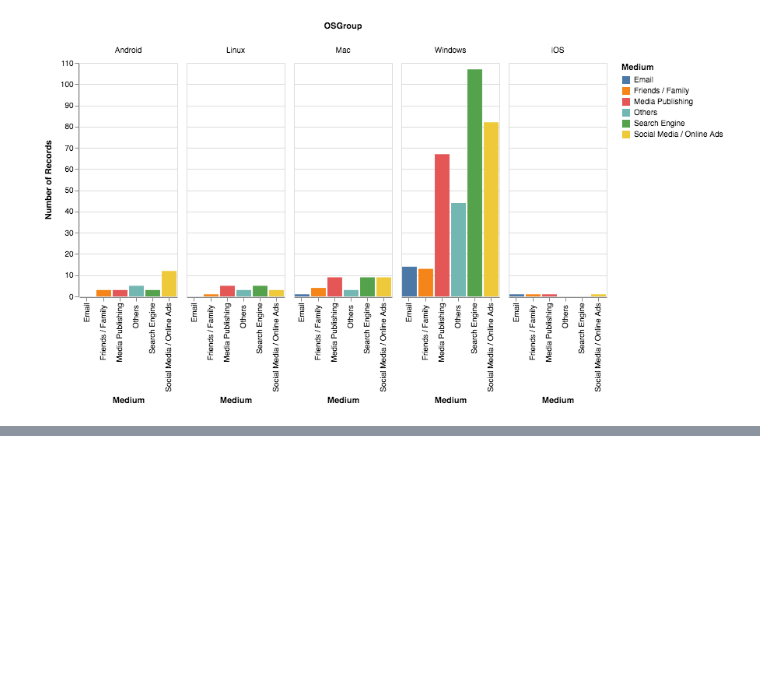
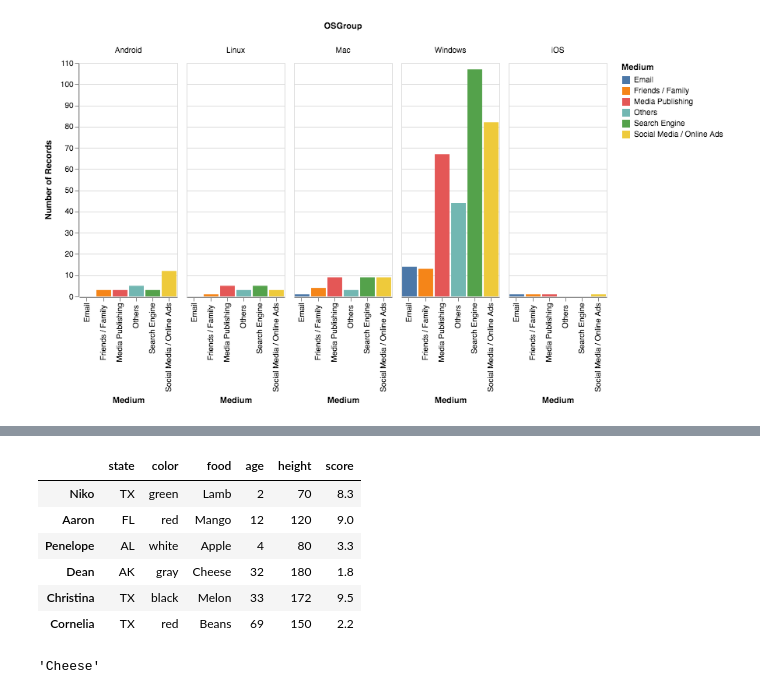
Before and after one commit to onlyphantom/WebAnalytics, a Jupyter notebook: panda_lecture.ipynb, the cells around one changed output, grey strips where cells are left out. Cells and saved outputs as stored; diff of their text form; code cells hidden in the pictures; blank space fills up the shorter version.

```diff
--- a/panda_lecture.ipynb
+++ b/panda_lecture.ipynb
@@ -158,0 +403,18 @@ academy_processed.to_csv('')
+# %%
+df.loc['Niko':'Cornelia']
+# better than: df['Niko':'Cornelia']
+# better than: df[1:]
+# %% [output]
+|  | state | color | food | age | height | score |
+| Niko | TX | green | Lamb | 2 | 70 | 8.3 |
+| Aaron | FL | red | Mango | 12 | 120 | 9.0 |
+| Penelope | AL | white | Apple | 4 | 80 | 3.3 |
+| Dean | AK | gray | Cheese | 32 | 180 | 1.8 |
+| Christina | TX | black | Melon | 33 | 172 | 9.5 |
+| Cornelia | TX | red | Beans | 69 | 150 | 2.2 |
+# %%
+# series selection
+food = df['food']
+food.loc['Dean']
+# %% [output]
+'Cheese'
```
Also changed, not shown: parts of 29 cells of this notebook.
